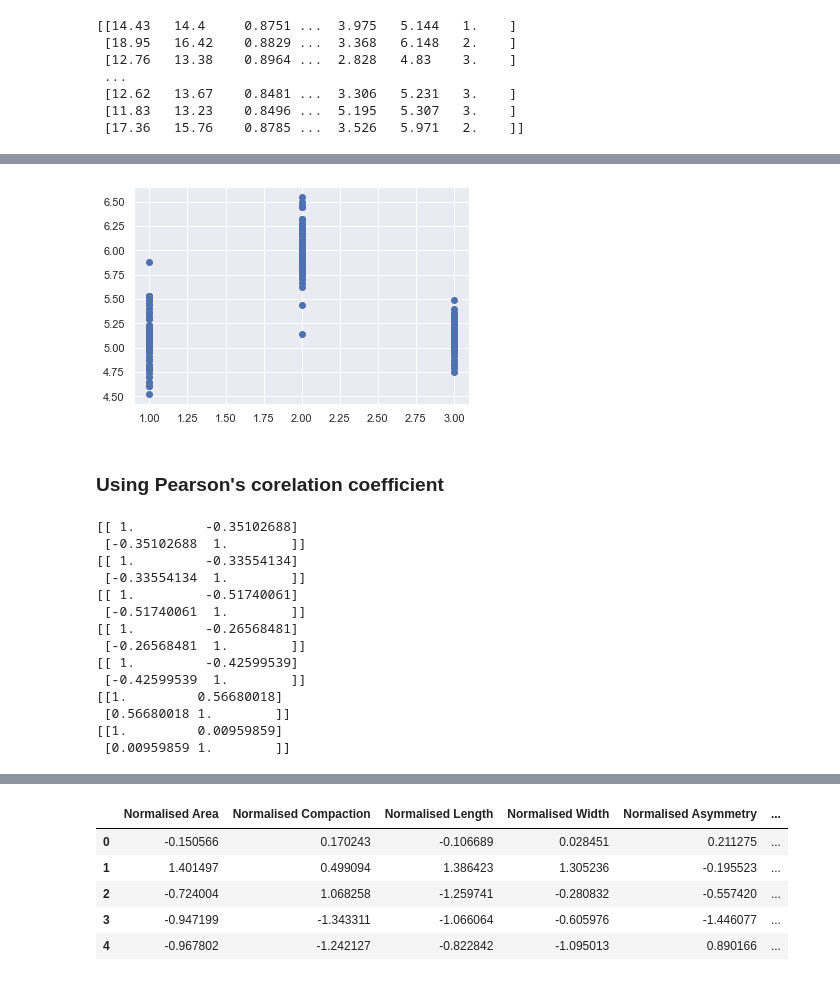
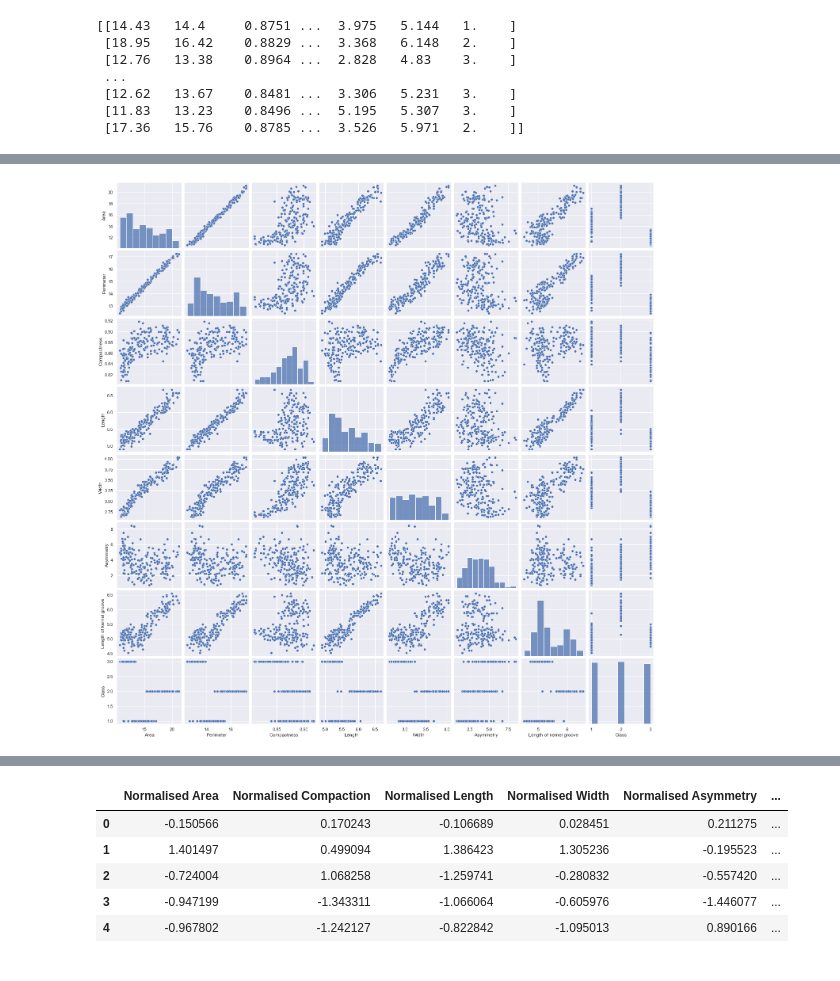
Before and after one commit to ARCHIBONG1/Wheat-Species-Prediction-Using-Clustering, a Jupyter notebook: Wheat Species Machine Learning Prediction_ Clustering Algorithms.ipynb, the cells around one changed output, grey strips where cells are left out. Cells and saved outputs as stored; diff of their text form; code cells hidden in the pictures.

```diff
--- a/Wheat Species Machine Learning Prediction_ Clustering Algorithms.ipynb
+++ b/Wheat Species Machine Learning Prediction_ Clustering Algorithms.ipynb
@@ -107,8 +82,0 @@ ef[1].plot(train_label,train_asymmetry, "o");
-# %%
-fig, g = plt.subplots()
-
-g.plot(train_label,train_length2, "o");
-# %% [output]
-[figure, removed]
-# %% [markdown]
-### Using Pearson's corelation coefficient
@@ -130,25 +83,5 @@ length2 = np.corrcoef(train_label, train_length2)
-# %%
-# Printing the correlation coefficient for each of the feature against the labels
-
-print(area)
-print(perimeter)
-print(compaction)
-print(length1)
-print(width)
-print(asymmetry)
-print(length2)
-# %% [output]
-[[ 1.         -0.35102688]
- [-0.35102688  1.        ]]
-[[ 1.         -0.33554134]
- [-0.33554134  1.        ]]
-[[ 1.         -0.51740061]
- [-0.51740061  1.        ]]
-[[ 1.         -0.26568481]
- [-0.26568481  1.        ]]
-[[ 1.         -0.42599539]
- [-0.42599539  1.        ]]
-[[1.         0.56680018]
- [0.56680018 1.        ]]
-[[1.         0.00959859]
- [0.00959859 1.        ]]
+# %%
+pair_plot1 = sns.pairplot(train_set)
+fig = pair_plot1.figure.savefig("Pairplot1.jpg")
+# %% [output]
+[figure, added]
```
Also changed, not shown: parts of 98 cells of this notebook.
